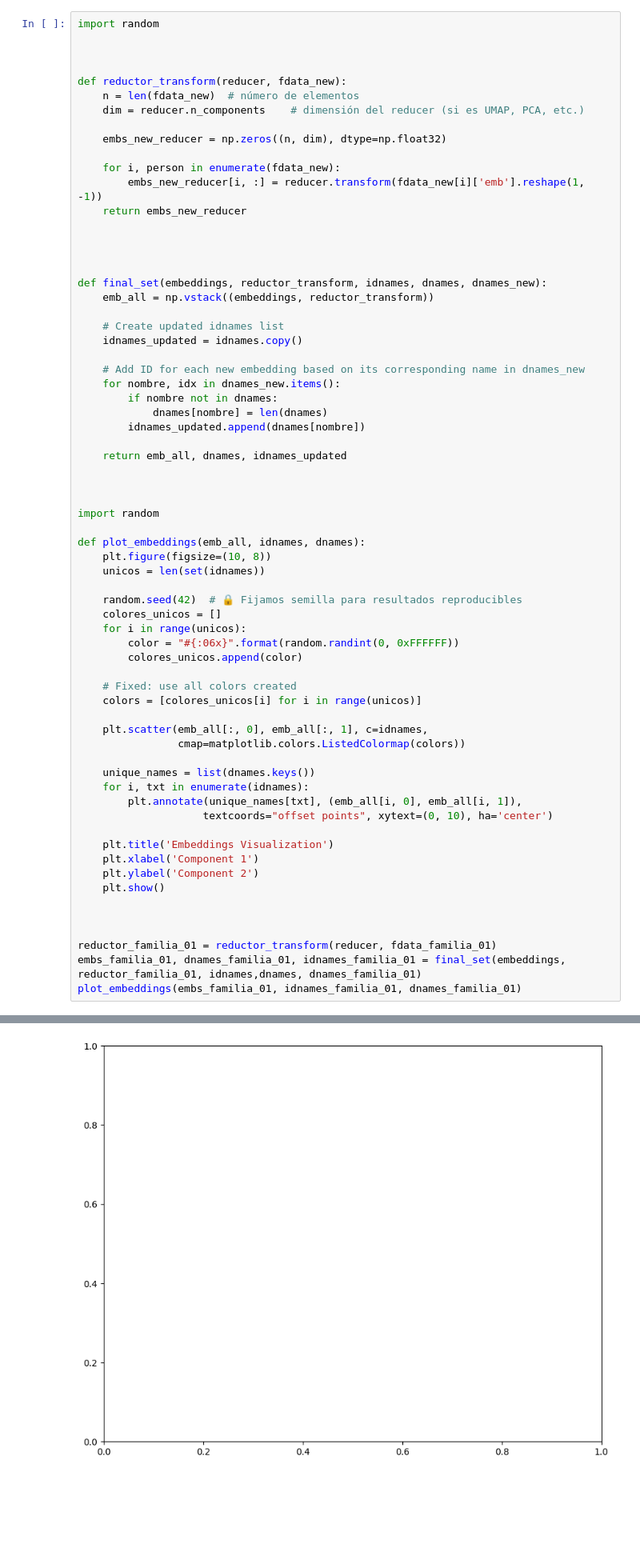
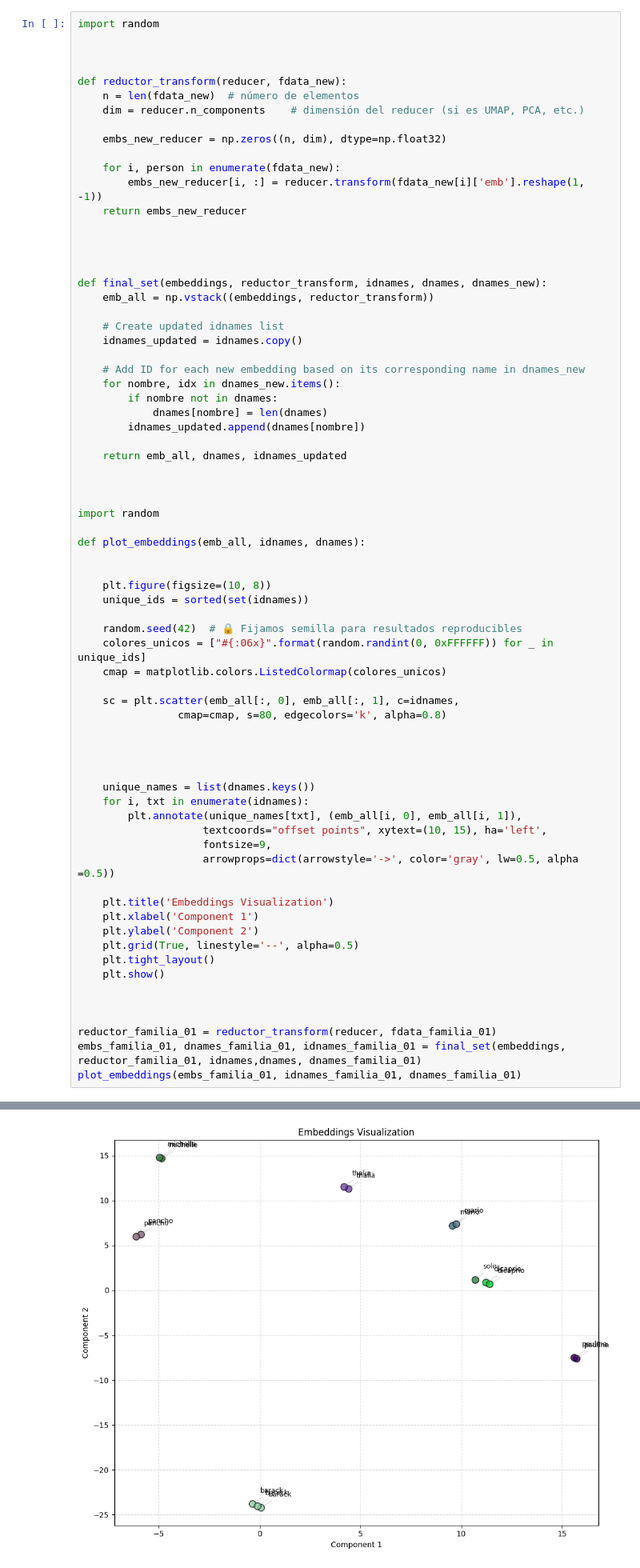
Before and after one commit to mbustamc/cc66t_laboratorios, a Jupyter notebook: tarea_01/Lab1_FaceRecognition_mab_generica.ipynb, the cells around one changed output, grey strips where cells are left out. Shown at 80% size. Drawn from its saved outputs; the diff is of its cells as text; blank space fills up the shorter version.

```diff
--- a/Lab1_FaceRecognition_mab_generica.ipynb
+++ b/tarea_01/Lab1_FaceRecognition_mab_generica.ipynb
@@ -440,29 +425,33 @@ def final_set(embeddings, reductor_transform, idnames, dnames, dnames_new):
 import random
 
 def plot_embeddings(emb_all, idnames, dnames):
+
+
     plt.figure(figsize=(10, 8))
-    unicos = len(set(idnames))
+    unique_ids = sorted(set(idnames))
 
     random.seed(42)  # 🔒 Fijamos semilla para resultados reproducibles
-    colores_unicos = []
-    for i in range(unicos):
-        color = "#{:06x}".format(random.randint(0, 0xFFFFFF))
-        colores_unicos.append(color)
+    colores_unicos = ["#{:06x}".format(random.randint(0, 0xFFFFFF)) for _ in unique_ids]
+    cmap = matplotlib.colors.ListedColormap(colores_unicos)
 
-    # Fixed: use all colors created
-    colors = [colores_unicos[i] for i in range(unicos)]
+    sc = plt.scatter(emb_all[:, 0], emb_all[:, 1], c=idnames,
+                cmap=cmap, s=80, edgecolors='k', alpha=0.8)
 
-    plt.scatter(emb_all[:, 0], emb_all[:, 1], c=idnames,
-                cmap=matplotlib.colors.ListedColormap(colors))
+
+
 
     unique_names = list(dnames.keys())
     for i, txt in enumerate(idnames):
         plt.annotate(unique_names[txt], (emb_all[i, 0], emb_all[i, 1]),
-                    textcoords="offset points", xytext=(0, 10), ha='center')
+                    textcoords="offset points", xytext=(10, 15), ha='left',
+                    fontsize=9,
+                    arrowprops=dict(arrowstyle='->', color='gray', lw=0.5, alpha =0.5))
 
     plt.title('Embeddings Visualization')
     plt.xlabel('Component 1')
     plt.ylabel('Component 2')
+    plt.grid(True, linestyle='--', alpha=0.5)
+    plt.tight_layout()
     plt.show()
 
 
@@ -475,4 +463,4 @@ ValueError: 'c' argument has 17 elements, which is inconsistent with 'x' and 'y'
-[figure, old version]
+[figure, new version]
 # %%
 dnames_familia_02, fdata_familia_02 = new_data('familiares_02.txt')
 
```
Also changed, not shown: parts of 8 cells of this notebook, 50 other files.
